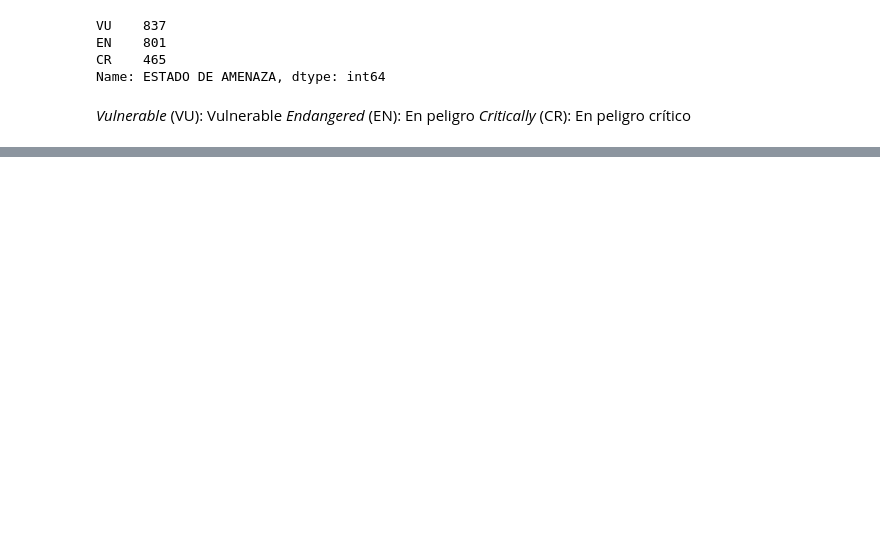
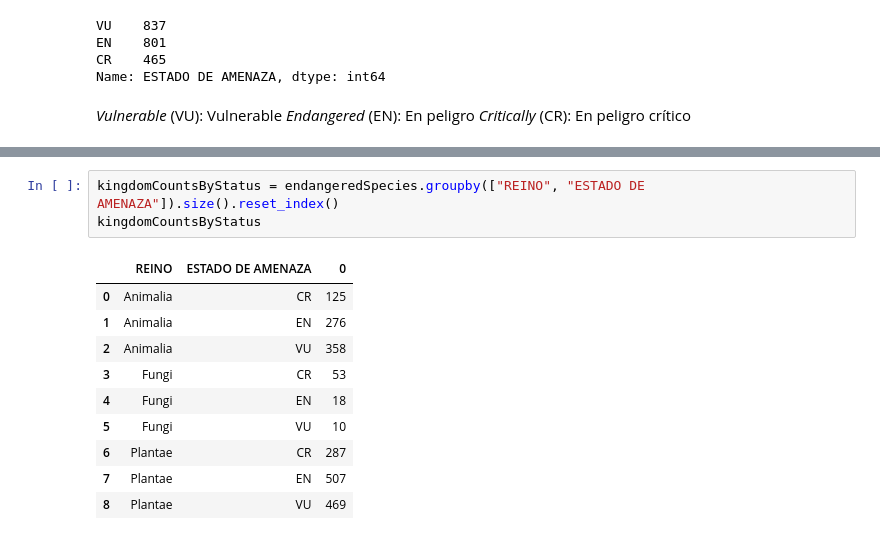
Before and after one commit to pololwl/repoDS, a Jupyter notebook: Actividad 3/actividad3.ipynb, the cells around one changed output, grey strips where cells are left out. Drawn from its saved outputs; the diff is of its cells as text; blank space fills up the shorter version.

```diff
--- a/Actividad 3/actividad3.ipynb
+++ b/Actividad 3/actividad3.ipynb
@@ -192,0 +217,14 @@ plt.show()
+# %%
+kingdomCountsByStatus = endangeredSpecies.groupby(["REINO", "ESTADO DE AMENAZA"]).size().reset_index()
+kingdomCountsByStatus
+# %% [output]
+|  | REINO | ESTADO DE AMENAZA | 0 |
+| 0 | Animalia | CR | 125 |
+| 1 | Animalia | EN | 276 |
+| 2 | Animalia | VU | 358 |
+| 3 | Fungi | CR | 53 |
+| 4 | Fungi | EN | 18 |
+| 5 | Fungi | VU | 10 |
+| 6 | Plantae | CR | 287 |
+| 7 | Plantae | EN | 507 |
+| 8 | Plantae | VU | 469 |
```
Also changed, not shown: parts of 17 cells of this notebook.
